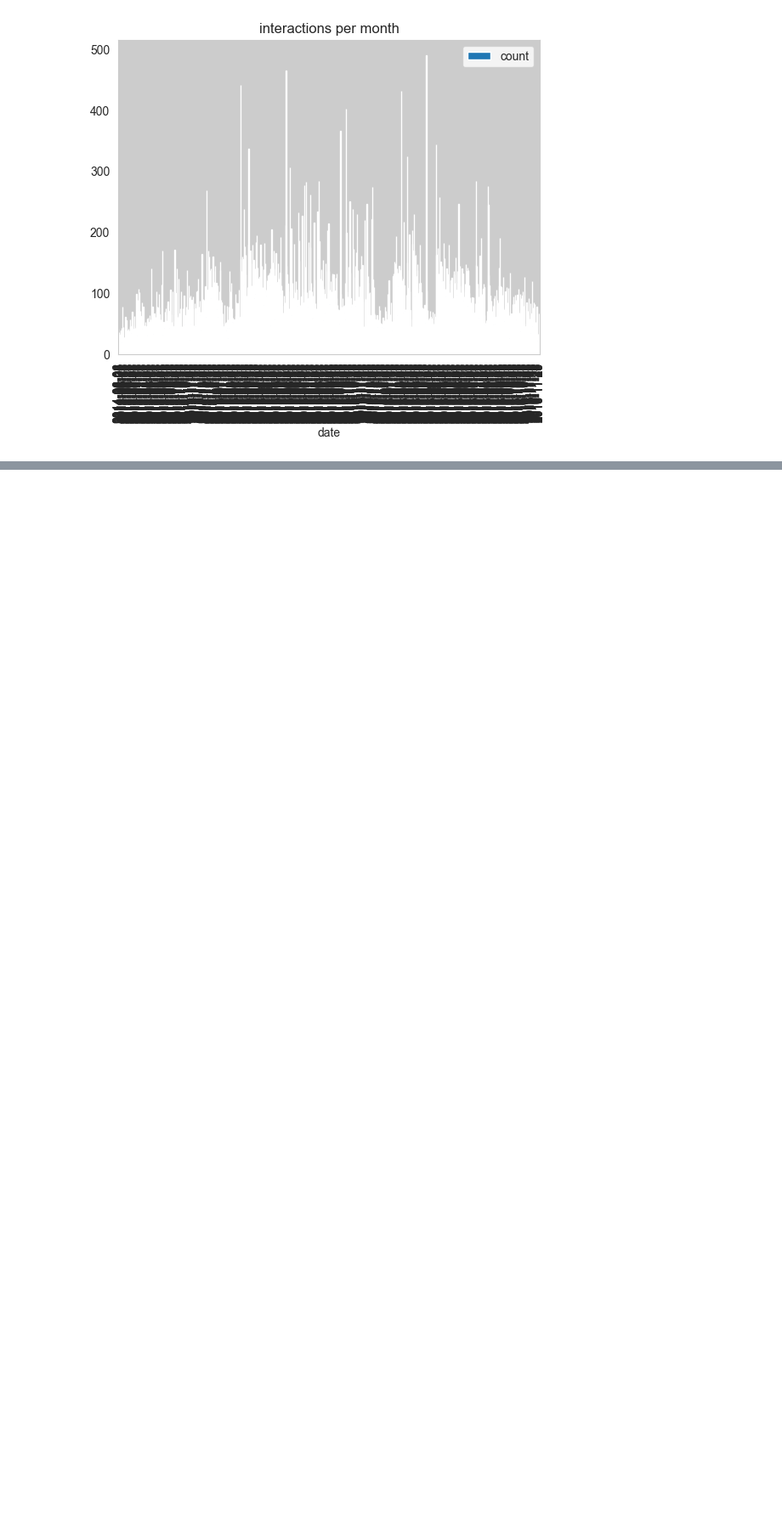
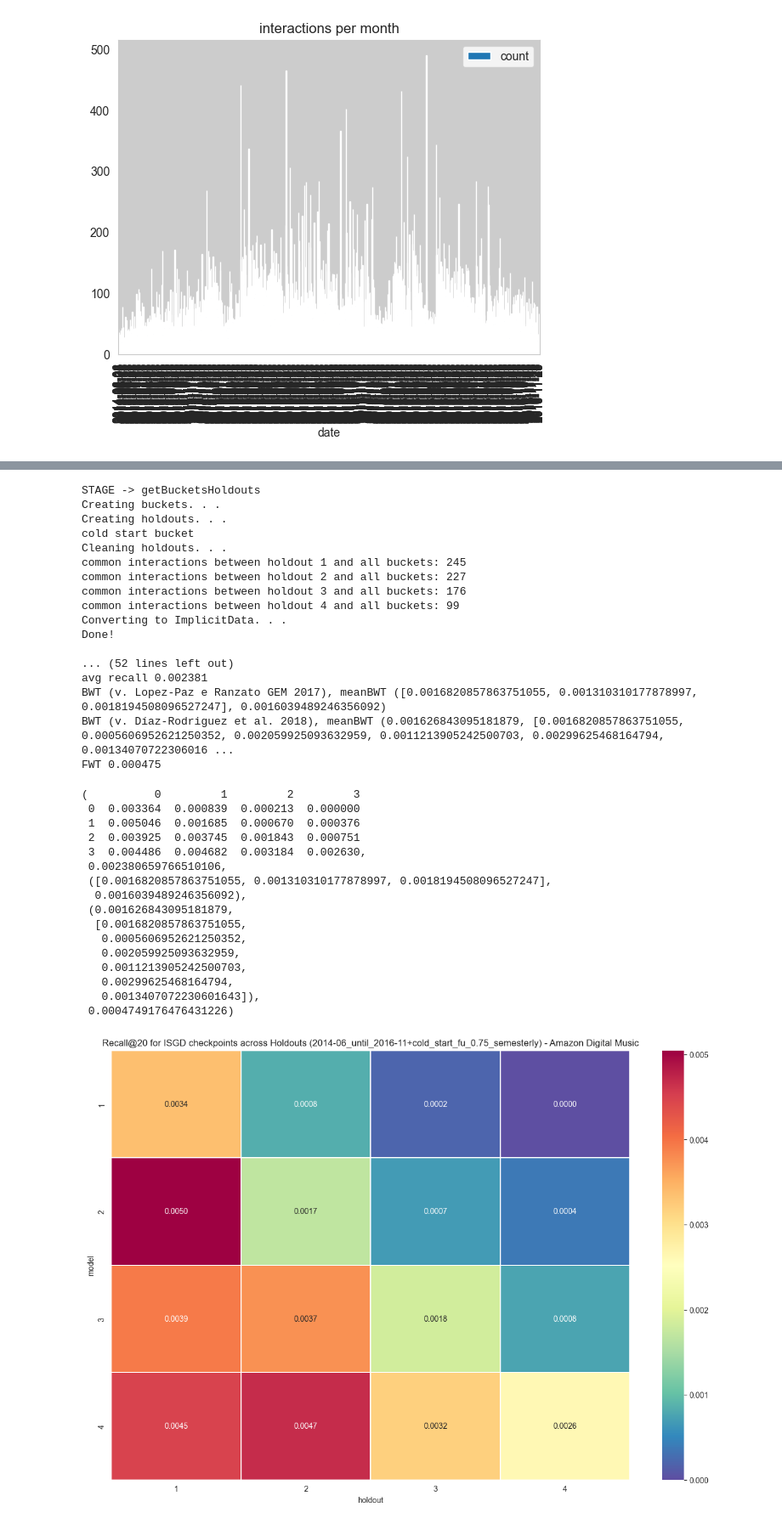
Before and after one commit to mariajoaolavoura/measuring_forgetting, a Jupyter notebook: notebooks/ADM - holdout evaluation.ipynb, the cells around one changed output, grey strips where cells are left out. Shown: that part at 85% size. Cells and saved outputs as stored; diff of their text form; code cells hidden in the pictures; blank space fills up the shorter version.

Commit message:
ADM - positive rates eval

```diff
--- a/notebooks/ADM - holdout evaluation.ipynb
+++ b/notebooks/ADM - holdout evaluation.ipynb
@@ -275,0 +284,57 @@ ZeroDivisionError: division by zero
+# %%
+run_evaluate(data = data,
+             user_col = namepaths['user_col'],
+             item_col = namepaths['item_col'],
+             interval_type = namepaths['interval_type'],
+             intervals_path = namepaths['intervals_path'],
+             use_data_unique_users = namepaths['use_data_unique_users'],
+             frequent_users_path = namepaths['frequent_users_path'],
+             buckets_path = namepaths['buckets_path'],
+             holdouts_path = namepaths['holdouts_path'],
+             cold_start_buckets = 1,
+             to_grid_search = namepaths['to_grid_search'],
+             num_factors = namepaths['num_factors'],
+             num_iter = namepaths['num_iter'],
+             learn_rate = namepaths['learn_rate'],
+             regularization = namepaths['regularization'],
+             random_seed = namepaths['random_seed'],
+             results_matrix_path = namepaths['results_matrix_path'],
+             recall_heatmap_title = namepaths['recall_heatmap_title'],
+             recall_heatmap_path = namepaths['recall_heatmap_path'],
+             incrementalTraining_time_record_path = namepaths['incrementalTraining_time_record_path'],
+             evaluateHoldouts_time_record_path = namepaths['evaluateHoldouts_time_record_path'])
+# %% [output]
+STAGE -> getBucketsHoldouts
+Creating buckets. . .
+Creating holdouts. . .
+cold start bucket
+Cleaning holdouts. . .
+common interactions between holdout 1 and all buckets: 245
+common interactions between holdout 2 and all buckets: 227
+common interactions between holdout 3 and all buckets: 176
+common interactions between holdout 4 and all buckets: 99
+Converting to ImplicitData. . .
+Done!
+
+... (52 lines left out)
+avg recall 0.002381
+BWT (v. Lopez-Paz e Ranzato GEM 2017), meanBWT ([0.0016820857863751055, 0.001310310177878997, 0.0018194508096527247], 0.0016039489246356092)
+BWT (v. Díaz-Rodriguez et al. 2018), meanBWT (0.001626843095181879, [0.0016820857863751055, 0.0005606952621250352, 0.002059925093632959, 0.0011213905242500703, 0.00299625468164794, 0.00134070722306016 ...
+FWT 0.000475
+(          0         1         2         3
+ 0  0.003364  0.000839  0.000213  0.000000
+ 1  0.005046  0.001685  0.000670  0.000376
+ 2  0.003925  0.003745  0.001843  0.000751
+ 3  0.004486  0.004682  0.003184  0.002630,
+ 0.002380659766510106,
+ ([0.0016820857863751055, 0.001310310177878997, 0.0018194508096527247],
+  0.0016039489246356092),
+ (0.001626843095181879,
+  [0.0016820857863751055,
+   0.0005606952621250352,
+   0.002059925093632959,
+   0.0011213905242500703,
+   0.00299625468164794,
+   0.0013407072230601643]),
+ 0.0004749176476431226)
+[figure, added]
```
Also changed, not shown: parts of 6 cells of this notebook, 5 other files.
